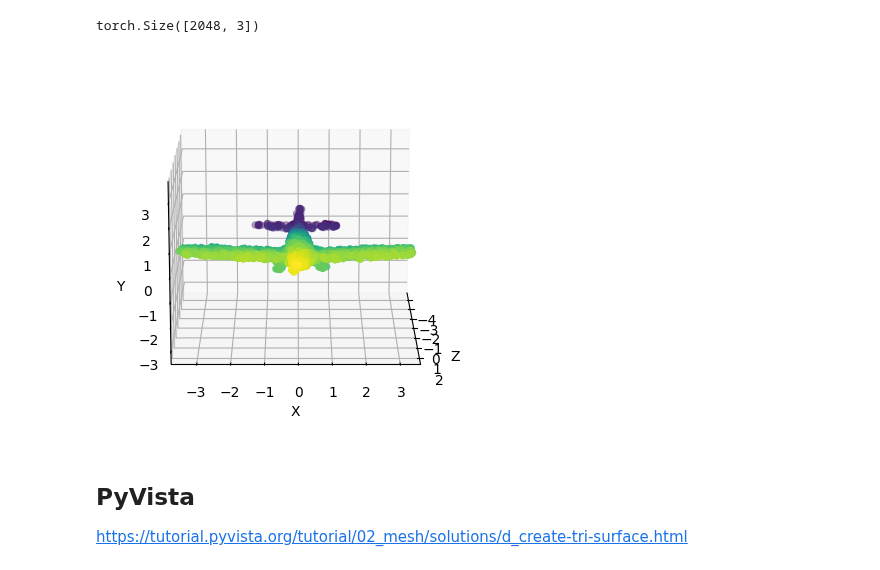
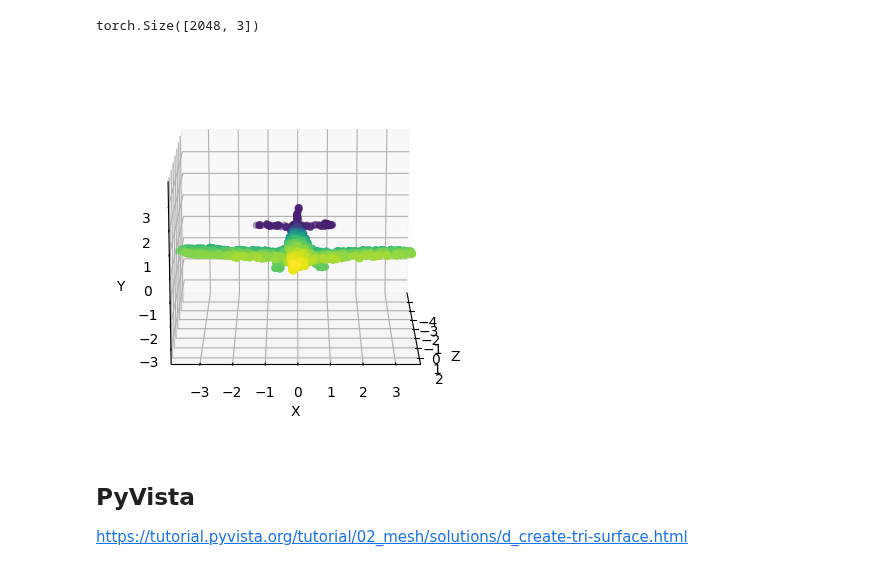
Before and after one commit to kristiyansakalyan/coarse-to-fine-shapes, a Jupyter notebook: shapes.ipynb, the cells around one changed output. Saved outputs shown, nothing was run; the diff lists cells and outputs as text; code cells hidden in the pictures.

```diff
--- a/shapes.ipynb
+++ b/shapes.ipynb
@@ -96,12 +98,13 @@ patch_output_pcs = torch.load("./eval-results/data-for-visualization/pvd-patch-r
 # %%
 input_pc = input_pcs[0]
 print(input_pc.shape)
+output_pc = output_pcs[0]
 # %% [output]
 torch.Size([2048, 3])
 # %%
-_ = visualize_pointcloud(input_pc)
+_ = visualize_pointcloud(output_pc)
 # %% [output]
-[figure, old version]
+[figure, new version]
 # %% [markdown]
 ## PyVista
 https://tutorial.pyvista.org/tutorial/02_mesh/solutions/d_create-tri-surface.html
```
Also changed, not shown: parts of 5 cells of this notebook, 15 other files.
